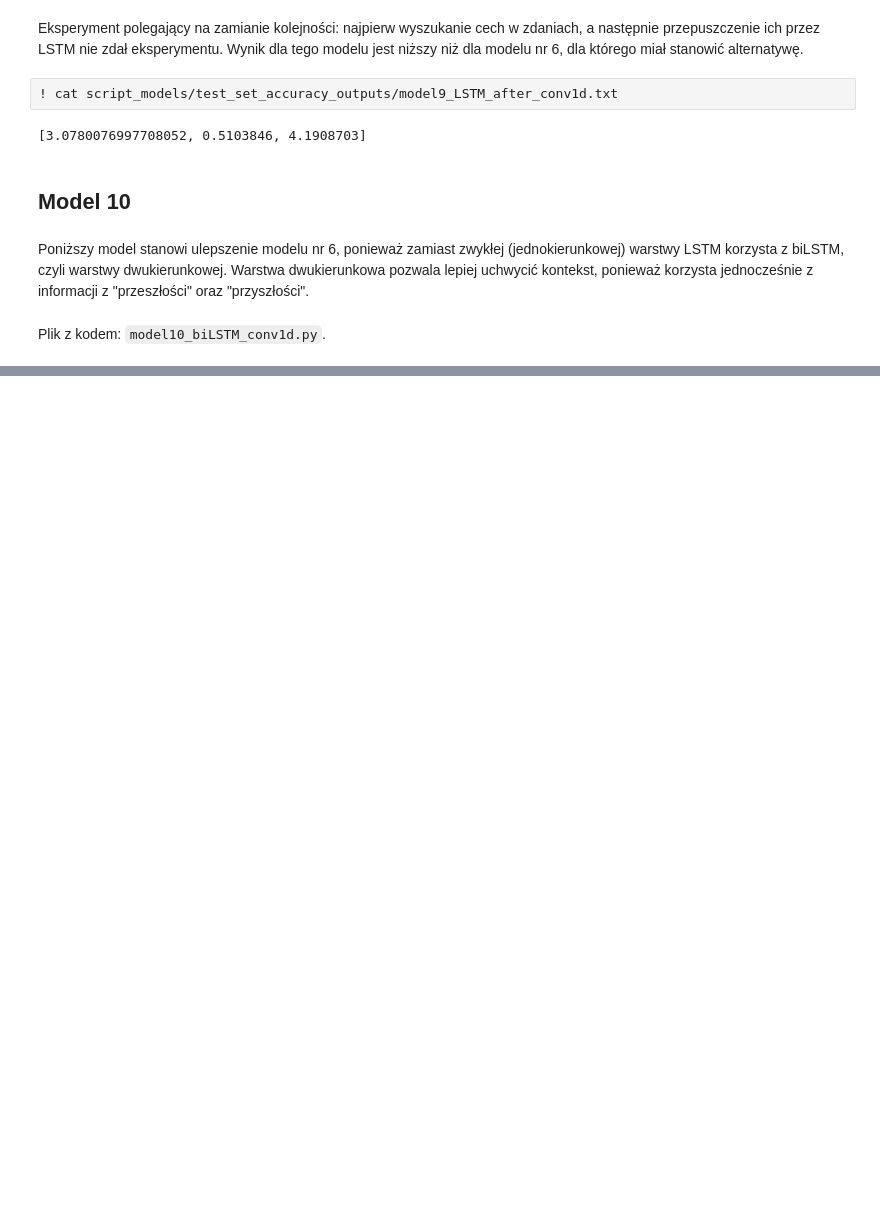
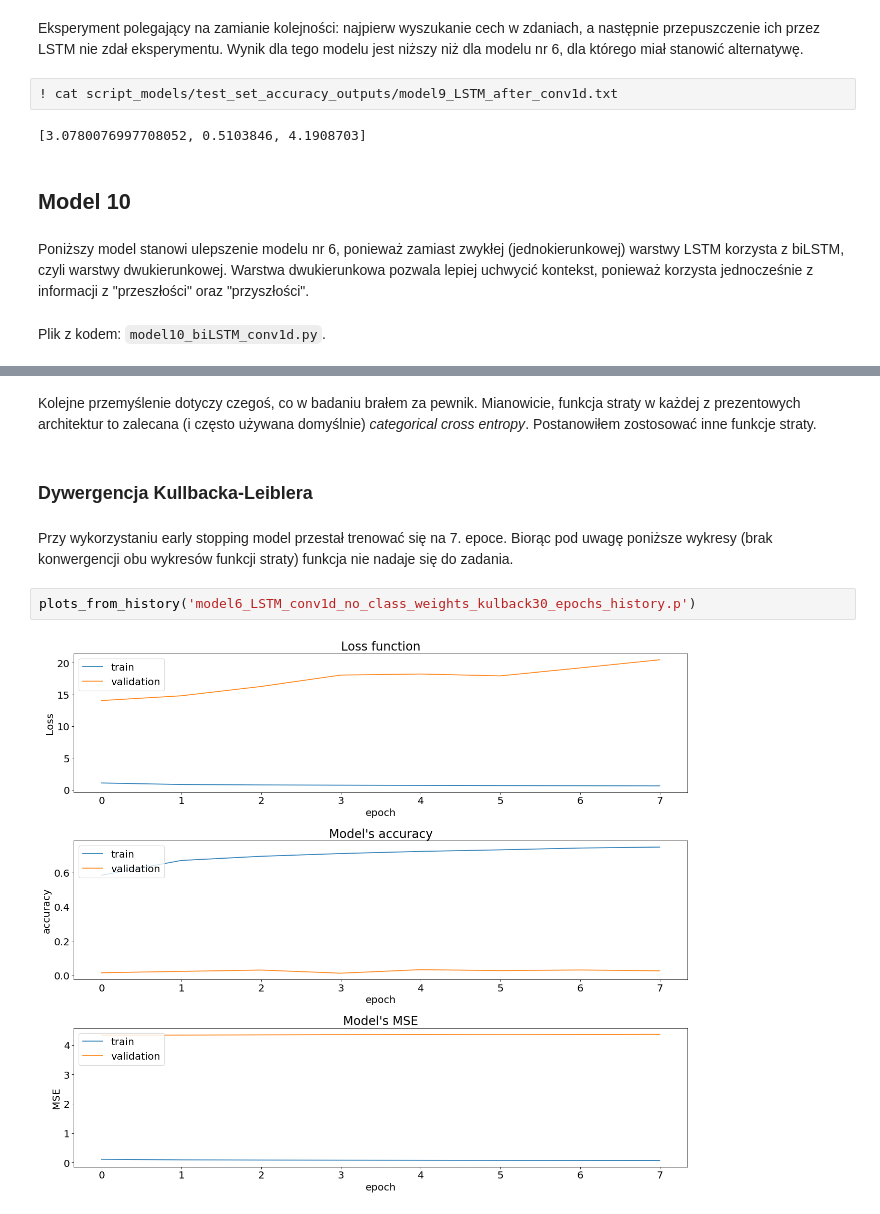
Before and after one commit to balkon16/IL_projekt_jeden_do_colab, a Jupyter notebook: rozwiązanie.ipynb, the cells around one changed output, grey strips where cells are left out. Saved outputs shown, nothing was run; the diff lists cells and outputs as text; blank space fills up the shorter version.

```diff
--- a/rozwiązanie.ipynb
+++ b/rozwiązanie.ipynb
@@ -898,0 +939,10 @@ Plik z kodem: `model10_biLSTM_conv1d.py`.
+# %% [markdown]
+Kolejne przemyślenie dotyczy czegoś, co w badaniu brałem za pewnik. Mianowicie, funkcja straty w każdej z prezentowych architektur to zalecana (i często używana domyślnie) *categorical cross entropy*. Postanowiłem zostosować inne funkcje straty.
+# %% [markdown]
+### Dywergencja Kullbacka-Leiblera
+# %% [markdown]
+Przy wykorzystaniu early stopping model przestał trenować się na 7. epoce. Biorąc pod uwagę poniższe wykresy (brak konwergencji obu wykresów funkcji straty) funkcja nie nadaje się do zadania.
+# %%
+plots_from_history('model6_LSTM_conv1d_no_class_weights_kulback30_epochs_history.p')
+# %% [output]
+[figure, added]
```
Also changed, not shown: parts of 19 cells of this notebook, 26 other files.
